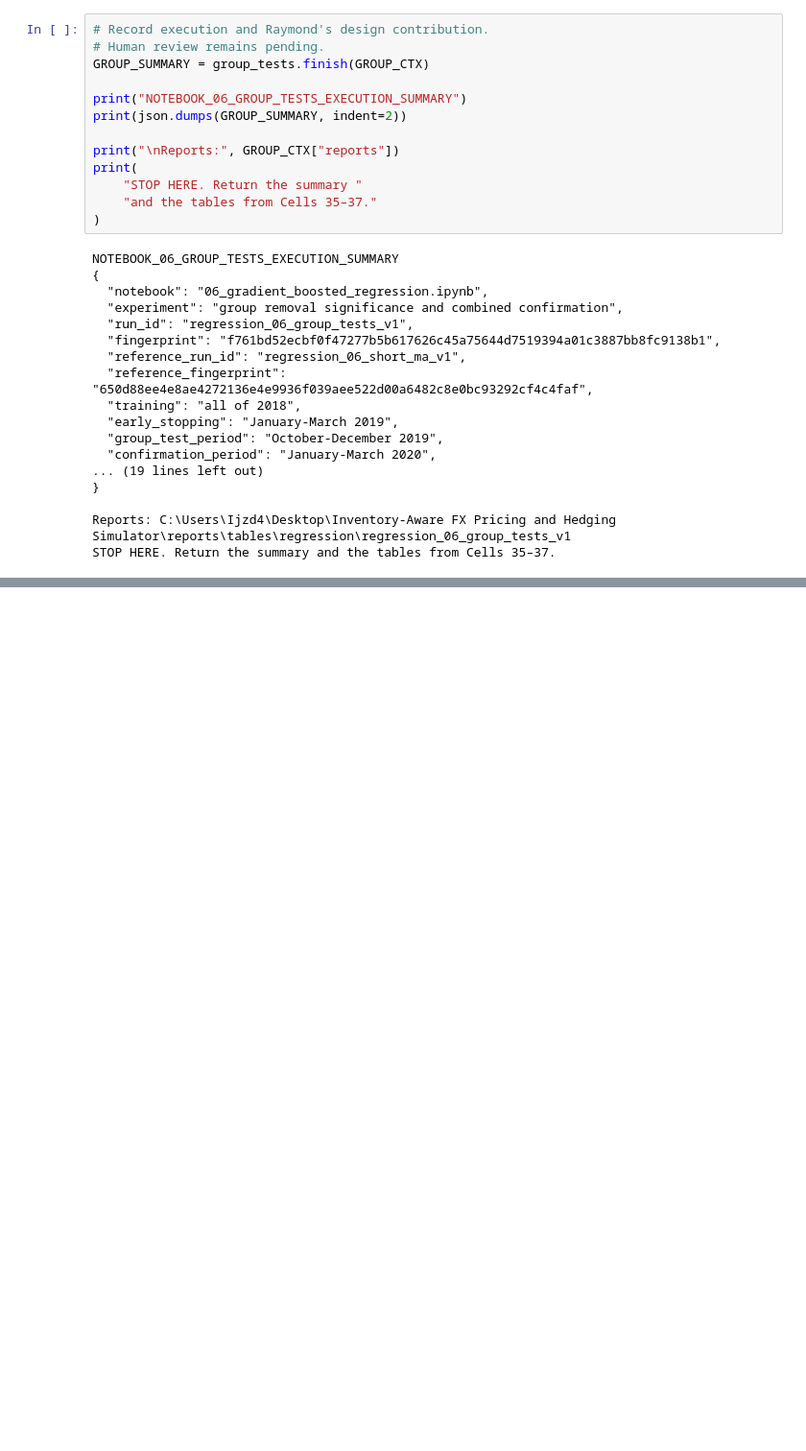
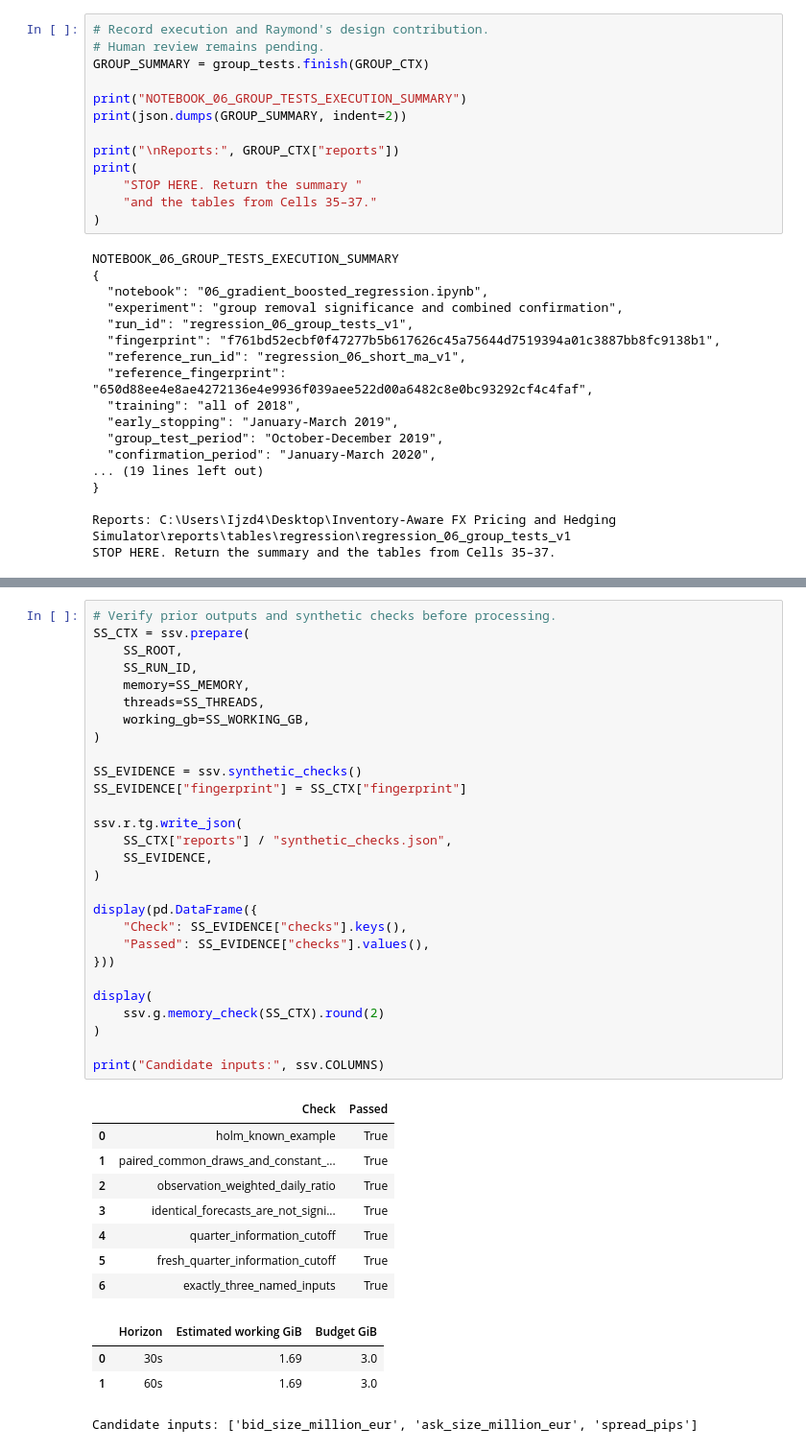
Before and after one commit to fendir1/fx-pricing-hedging-simulator, a Jupyter notebook: notebooks/06_gradient_boosted_regression.ipynb, the cells around one changed output, grey strips where cells are left out. Shown at 96% size. Saved outputs shown, nothing was run; the diff lists cells and outputs as text; blank space fills up the shorter version.

```diff
--- a/notebooks/06_gradient_boosted_regression.ipynb
+++ b/notebooks/06_gradient_boosted_regression.ipynb
@@ -5943,0 +7197,41 @@ STOP HERE. Return the summary and the tables from Cells 35–37.
+# %%
+# Verify prior outputs and synthetic checks before processing.
+SS_CTX = ssv.prepare(
+    SS_ROOT,
+    SS_RUN_ID,
+    memory=SS_MEMORY,
+    threads=SS_THREADS,
+    working_gb=SS_WORKING_GB,
+)
+
+SS_EVIDENCE = ssv.synthetic_checks()
+SS_EVIDENCE["fingerprint"] = SS_CTX["fingerprint"]
+
+ssv.r.tg.write_json(
+    SS_CTX["reports"] / "synthetic_checks.json",
+    SS_EVIDENCE,
+)
+
+display(pd.DataFrame({
+    "Check": SS_EVIDENCE["checks"].keys(),
+    "Passed": SS_EVIDENCE["checks"].values(),
+}))
+
+display(
+    ssv.g.memory_check(SS_CTX).round(2)
+)
+
+print("Candidate inputs:", ssv.COLUMNS)
+# %% [output]
+|  | Check | Passed |
+| 0 | holm_known_example | True |
+| 1 | paired_common_draws_and_constant_... | True |
+| 2 | observation_weighted_daily_ratio | True |
+| 3 | identical_forecasts_are_not_signi... | True |
+| 4 | quarter_information_cutoff | True |
+| 5 | fresh_quarter_information_cutoff | True |
+| 6 | exactly_three_named_inputs | True |
+|  | Horizon | Estimated working GiB | Budget GiB |
+| 0 | 30s | 1.69 | 3.0 |
+| 1 | 60s | 1.69 | 3.0 |
+Candidate inputs: ['bid_size_million_eur', 'ask_size_million_eur', 'spread_pips']
```
Also changed, not shown: parts of 9 cells of this notebook, 4 other files.
